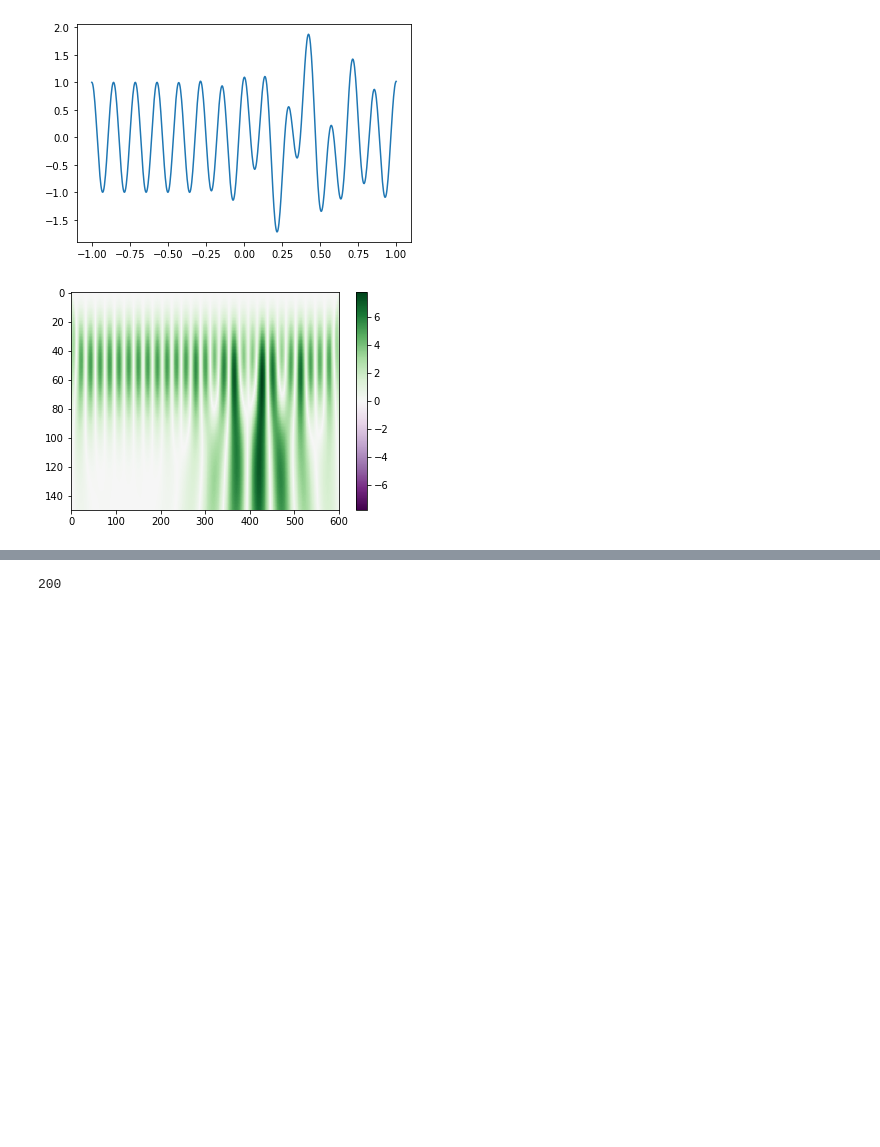
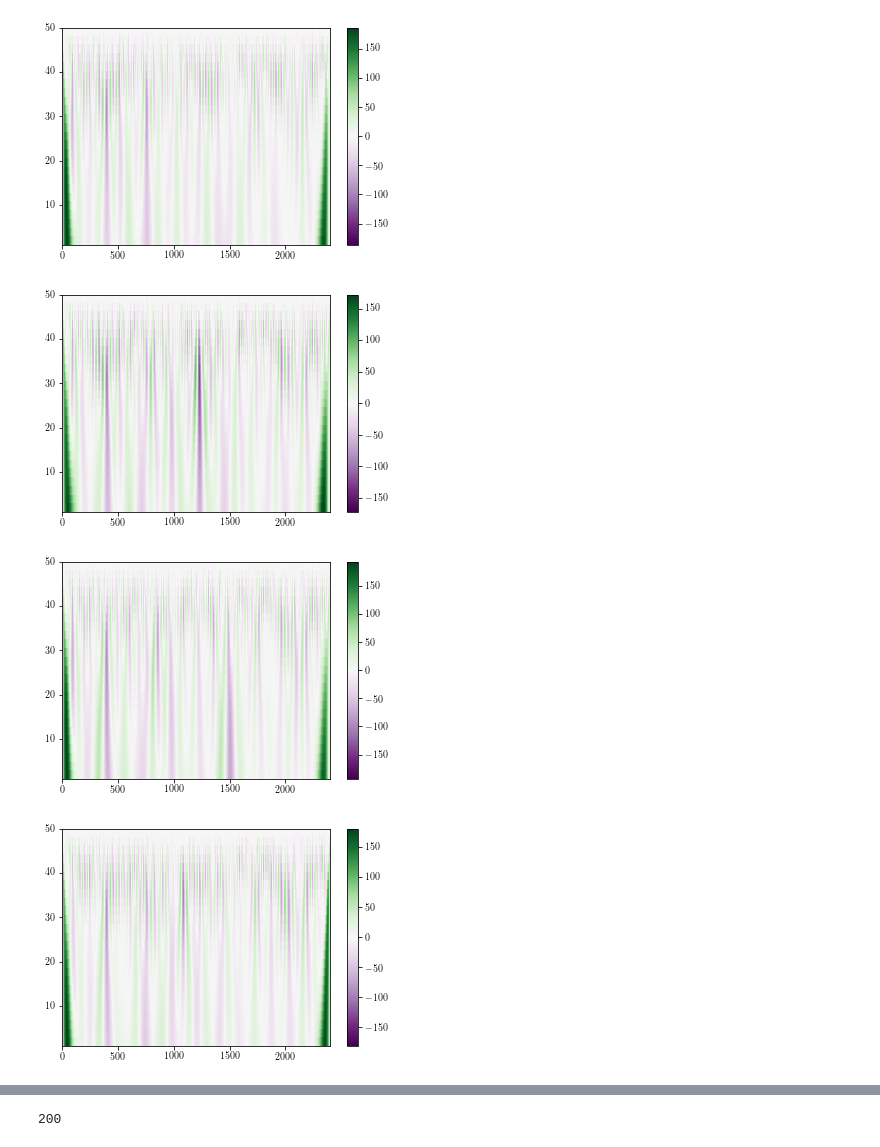
Before and after one commit to VasilievArtyom/PredictiveMaintenance, a Jupyter notebook: private/Tsyganov/wavelet.ipynb, the cells around one changed output, grey strips where cells are left out. Saved outputs shown, nothing was run; the diff lists cells and outputs as text; code cells hidden in the pictures; blank space fills up the shorter version.

```diff
--- a/private/Tsyganov/wavelet.ipynb
+++ b/private/Tsyganov/wavelet.ipynb
@@ -5,0 +8,12 @@ from scipy import signal
+# %%
+plt.rc('text', usetex=True)
+
+inpath = "../../"
+
+currentfile = "Imitator_2_2400.csv"
+
+# Read from file
+strdatatype = np.dtype([('N', np.int_, (2,)), ('Time_Count', np.int_ ), ('Mode', np.int_ ),
+                            ('T', np.float_, (10,)), ('S', np.bool_, (10,)), ('System_State', np.bool_ )])
+N, Time_Count, Mode, T, S, System_State = np.loadtxt(path.join(inpath, currentfile),
+        unpack=True, delimiter=';', skiprows=1, dtype=strdatatype)
@@ -6,21 +30,24 @@ from scipy import signal
 # %%
-t = np.linspace(-1, 1, 601, endpoint=True)
-sig  = np.cos(2 * np.pi * 7 * t) + signal.gausspulse(t - 0.4, fc=3)
+# t = np.linspace(-1, 1, 601, endpoint=True)
+# sig  = np.cos(2 * np.pi * 7 * t) + signal.gausspulse(t - 0.4, fc=3)
 # sig  = np.cos(2 * np.pi * 7 * t)
 # sig  = signal.gausspulse(t - 0.4, fc=2)
-plt.plot(t, sig)
-plt.show()
+# plt.plot(t, sig)
+# plt.show()
 w_start = 1
-w_stop = 31
-w_step = 0.2
+w_stop = 50
+w_step = 2
 widths = np.arange(w_start, w_stop, w_step)
-cwtmatr = np.abs(signal.cwt(sig, signal.ricker, widths))
-# plt.imshow(cwtmatr, extent=[-1, 1, w_start, w_stop], cmap='PRGn', aspect='auto',
-#                vmax=abs(cwtmatr).max(), vmin=-abs(cwtmatr).max())
-plt.imshow(cwtmatr, cmap='PRGn', aspect='auto',
-               vmax=abs(cwtmatr).max(), vmin=-abs(cwtmatr).max())
-plt.colorbar()
-plt.show()
+for index in range(0, 10):
+    cwtmatr = signal.cwt(T[:, index], signal.ricker, widths)
+    plt.imshow(cwtmatr, extent=[0, 2400, w_start, w_stop], cmap='PRGn', aspect='auto',
+                   vmax=abs(cwtmatr).max(), vmin=-abs(cwtmatr).max())
+    # plt.imshow(cwtmatr, cmap='PRGn', aspect='auto',
+    #                vmax=abs(cwtmatr).max(), vmin=-abs(cwtmatr).max())
+    plt.colorbar()
+    plt.show()
 # %% [output]
-[figure, old version]
+[figure, new version]
-[figure, old version]
+[figure, new version]
+[figure, added]
+[figure, added]
```
Also changed, not shown: parts of 4 cells of this notebook.
